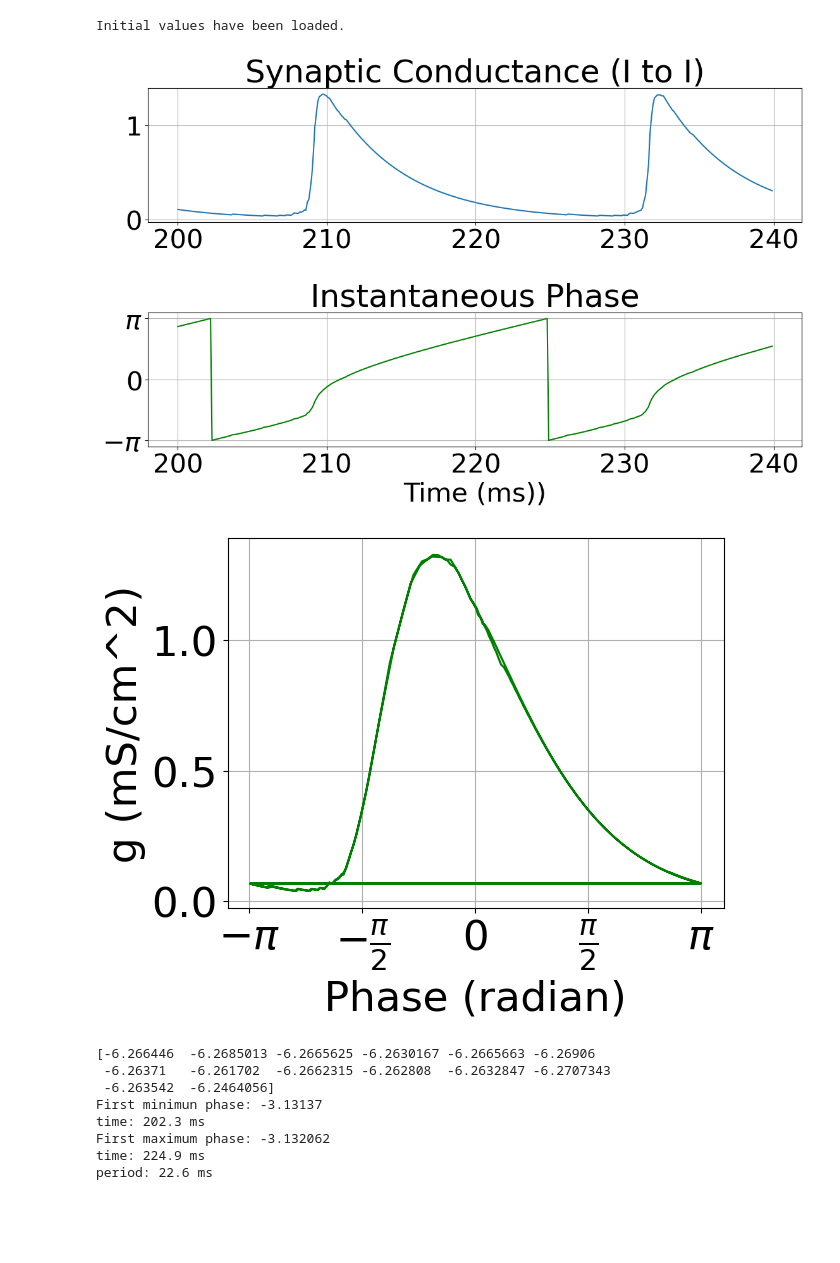
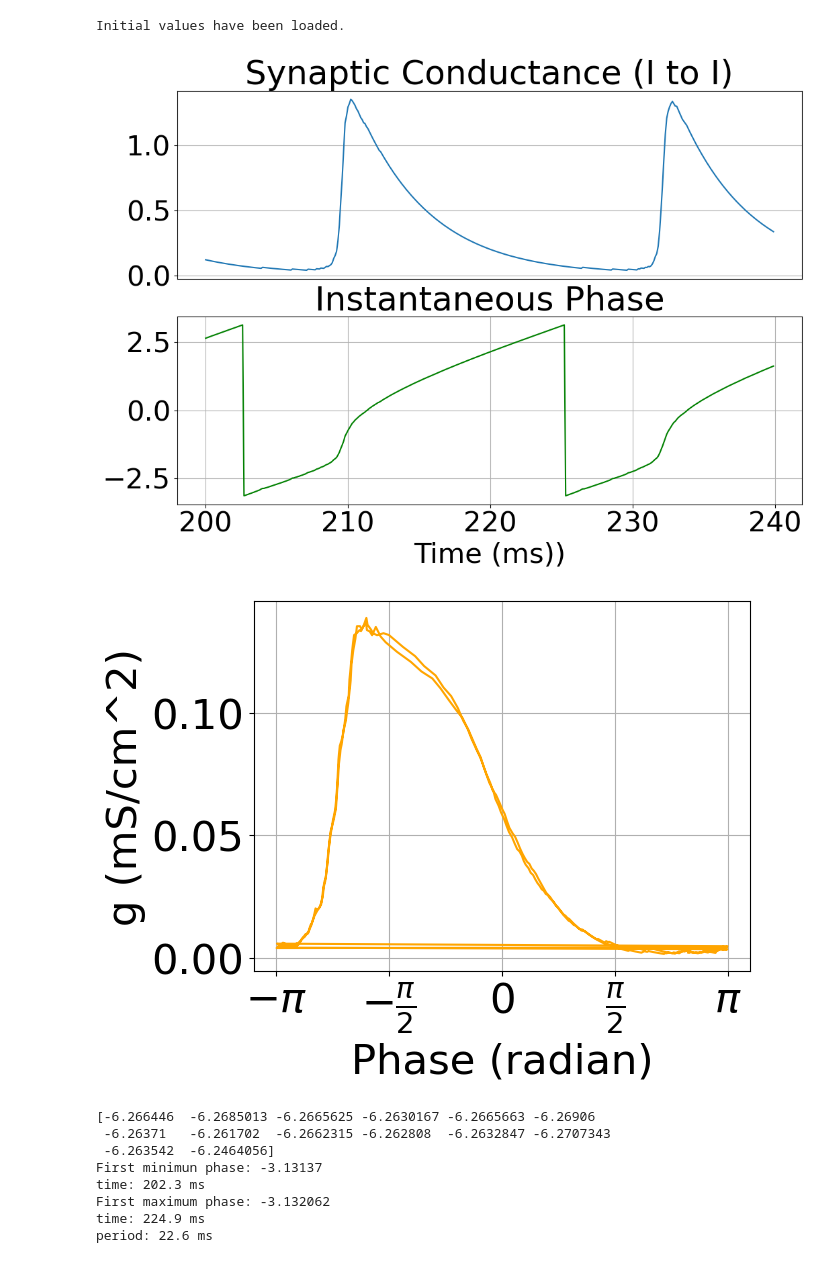
Before and after one commit to LiBinUtokyo/LowRank_ModifiedTheta_SNN, a Jupyter notebook: PYTHON/phase_sensitivity.ipynb, the cells around one changed output. Saved outputs shown, nothing was run; the diff lists cells and outputs as text; code cells hidden in the pictures; blank space fills up the shorter version.

```diff
--- a/PYTHON/phase_sensitivity.ipynb
+++ b/PYTHON/phase_sensitivity.ipynb
@@ -171,13 +168,13 @@ Initial values have been loaded.
 # %%
 
 # do hilbert transform to get the phase of the conductance
-
+g_ref_EE_np = g_ref_EE.clone().cpu().detach().numpy()
 g_ref_II_np = g_ref_II.clone().cpu().detach().numpy()
 
 # signal = np.mean(g_ref_II_np, axis=0)[int(T_pre/dt):]
 # signal = np.mean(g_ref_II_np, axis=0)[int((T_pre-50)/dt):]
 signal = np.mean(g_ref_II_np, axis=0) # 从0ms开始，结果应该会更稳定
-
+signal_EE = np.mean(g_ref_EE_np, axis=0)
 # # filter out the high frequency noise in the signal
 # from scipy.signal import butter, lfilter
 # def butter_lowpass_filter(data, cutoff, fs, order=5):
@@ -204,43 +201,56 @@ end_time = T_pre+40
 plt.figure(figsize=(12, 8))
 t = np.array(range(len(signal)))*dt
 # 原始信号
+# plt.subplot(3, 1, 1)
 plt.subplot(2, 1, 1)
 # plt.figure(figsize=(12, 8))
 plt.plot(t[int(start_time/dt):int(end_time/dt)], signal[int(start_time/dt):int(end_time/dt)]+mean_signal)
 plt.title("Synaptic Conductance (I to I)")
+plt.xticks([])
 # plt.yticks([])
 plt.grid(True)
 # plt.xlabel("Time [ms]")
 # plt.ylabel("Amplitude")
 # plt.legend()
 
 
 # # 振幅包络
 # plt.subplot(3, 1, 2)
 # plt.plot(t, amplitude_envelope, color='orange')
 # plt.title("Amplitude Envelope (Magnitude of Analytic Signal)")
 
 # 相位信息
+# plt.subplot(3, 1, 3)
 plt.subplot(2, 1, 2)
 # plt.figure(figsize=(12, 8))
 # plt.plot(t, instantaneous_phase, color='green')
 plt.plot(t[int(start_time/dt):int(end_time/dt)], instantaneous_phase[int(start_time/dt):int(end_time/dt)], color='green')
+plt.grid(True)
 plt.title("Instantaneous Phase")
 plt.xlabel("Time (ms))")
 # plt.ylabel("Phase [radians]")
 # plt.legend()
 ticks = [-np.pi,  0,  np.pi]
 labels = [r"$-\pi$",  r"$0$",  r"$\pi$"]
 
-plt.yticks(ticks, labels)
+# plt.yticks(ticks, labels)
 
-plt.tight_layout()
-plt.grid(True)
-plt.show()
+# plt.tight_layout()
+# plt.grid(True)
+# plt.show()
+
+# # SYnaptic conductance of E to E
+# plt.subplot(3, 1, 2)
+# plt.plot(t[int(start_time/dt):int(end_time/dt)], signal_EE[int(start_time/dt):int(end_time/dt)])
+# plt.title("Synaptic Conductance (E to E)")
+# plt.xticks([])
+# # plt.yticks([])
+# plt.grid(True)
 # %% [output]
-[figure, old version]
+[figure, new version]
 # %%
-plt.plot(instantaneous_phase[int(200/dt):int(250/dt)],signal[int(200/dt):int(250/dt)]+mean_signal, color='green')
+# plt.plot(instantaneous_phase[int(200/dt):int(250/dt)],signal[int(200/dt):int(250/dt)]+mean_signal, color='green')
+plt.plot(instantaneous_phase[int(200/dt):int(250/dt)],signal_EE[int(200/dt):int(250/dt)], color='orange')
 # plt.title("Synaptic Conductance (I to I)")
 plt.xlabel("Phase (radian)")
 plt.ylabel("g (mS/cm^2)")
@@ -254,7 +264,7 @@ plt.xticks(ticks, labels)
 plt.grid(True)
 plt.show()
 # %% [output]
-[figure, old version]
+[figure, new version]
 # %%
 # 寻找第一个周期
 T_pre_ind = int(T_pre/dt)
```
Also changed, not shown: parts of 9 cells of this notebook, 4 other files.
